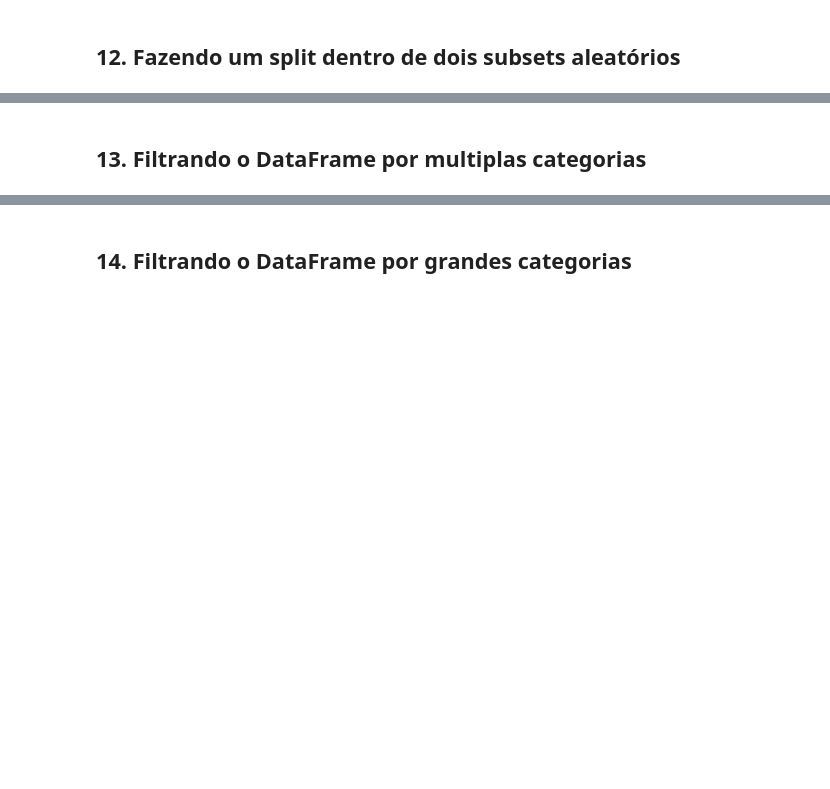
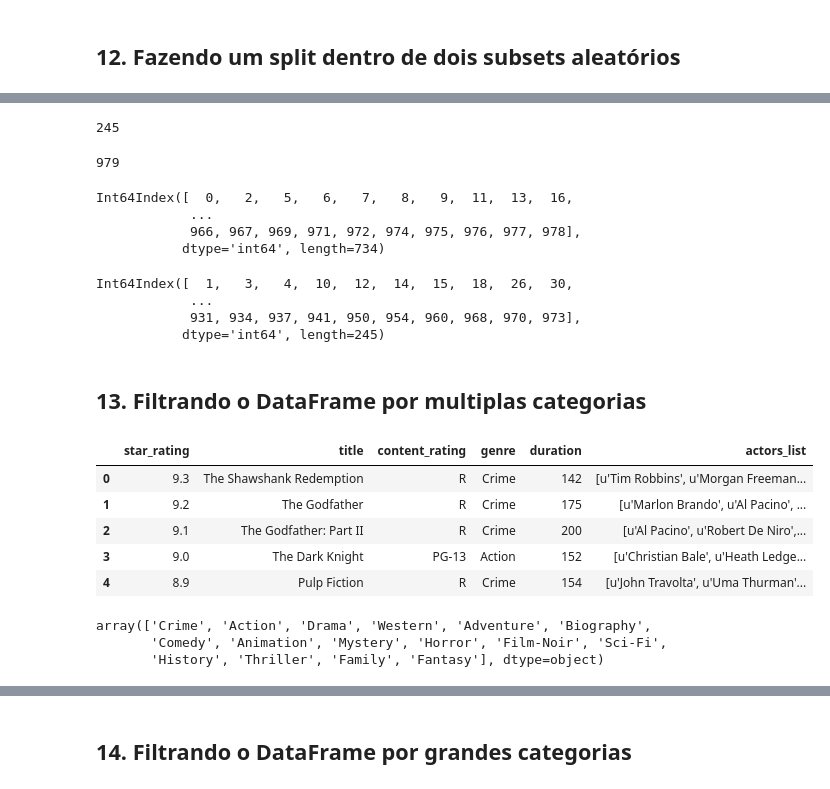
Before and after one commit to alexaugusto23/python_developer, a Jupyter notebook: Data School Pandas/best_tricks.ipynb, the cells around one changed output, grey strips where cells are left out. Cells and saved outputs as stored; diff of their text form; code cells hidden in the pictures; blank space fills up the shorter version.

```diff
--- a/Data School Pandas/best_tricks.ipynb
+++ b/Data School Pandas/best_tricks.ipynb
@@ -326,2 +461,40 @@ FileNotFoundError: [Errno 2] No such file or directory: 'data/stocks1.csv'
+# %%
+# deletou a linhas em comum do índice de movies1 e sobrou somente 245
+print(len(movies_2))
+# %% [output]
+245
+# %%
+len(movies_1) + len(movies_2)
+# %% [output]
+979
+# %%
+movies_1.index.sort_values()
+# %% [output]
+Int64Index([  0,   2,   5,   6,   7,   8,   9,  11,  13,  16,
+            ...
+            966, 967, 969, 971, 972, 974, 975, 976, 977, 978],
+           dtype='int64', length=734)
+# %%
+movies_2.index.sort_values()
+# %% [output]
+Int64Index([  1,   3,   4,  10,  12,  14,  15,  18,  26,  30,
+            ...
+            931, 934, 937, 941, 950, 954, 960, 968, 970, 973],
+           dtype='int64', length=245)
 # %% [markdown]
 ## 13. Filtrando o DataFrame por multiplas categorias
+# %%
+movies.head()
+# %% [output]
+|  | star_rating | title | content_rating | genre | duration | actors_list |
+| 0 | 9.3 | The Shawshank Redemption | R | Crime | 142 | [u'Tim Robbins', u'Morgan Freeman... |
+| 1 | 9.2 | The Godfather | R | Crime | 175 | [u'Marlon Brando', u'Al Pacino', ... |
+| 2 | 9.1 | The Godfather: Part II | R | Crime | 200 | [u'Al Pacino', u'Robert De Niro',... |
+| 3 | 9.0 | The Dark Knight | PG-13 | Action | 152 | [u'Christian Bale', u'Heath Ledge... |
+| 4 | 8.9 | Pulp Fiction | R | Crime | 154 | [u'John Travolta', u'Uma Thurman'... |
+# %%
+movies['genre'].unique()
+# %% [output]
+array(['Crime', 'Action', 'Drama', 'Western', 'Adventure', 'Biography',
+       'Comedy', 'Animation', 'Mystery', 'Horror', 'Film-Noir', 'Sci-Fi',
+       'History', 'Thriller', 'Family', 'Fantasy'], dtype=object)
```
Also changed, not shown: parts of 23 cells of this notebook, 1 other file.
